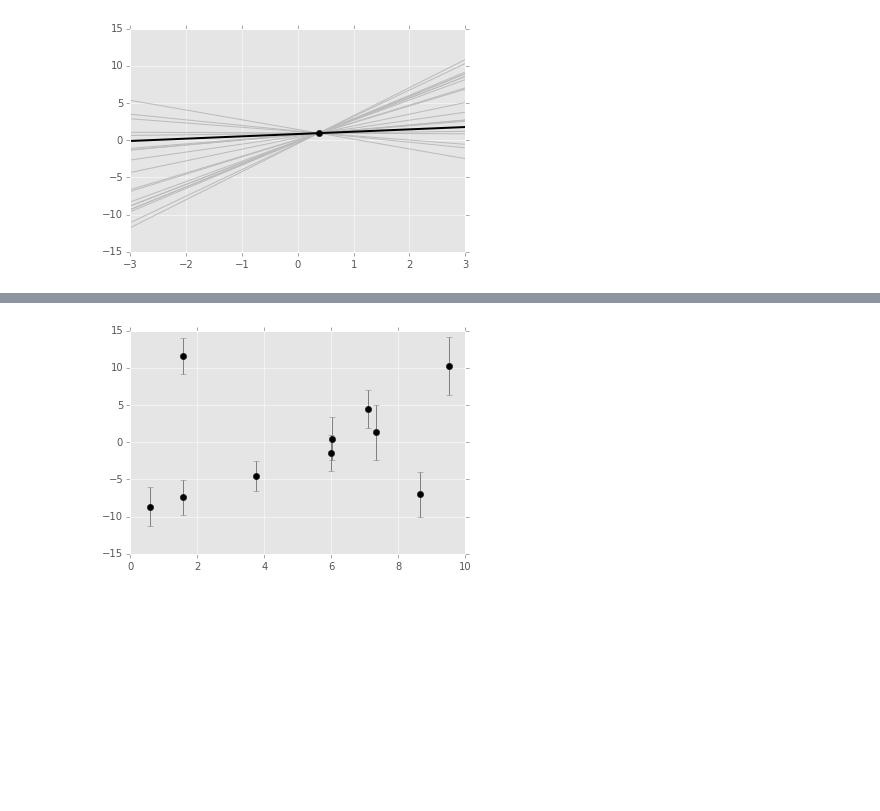
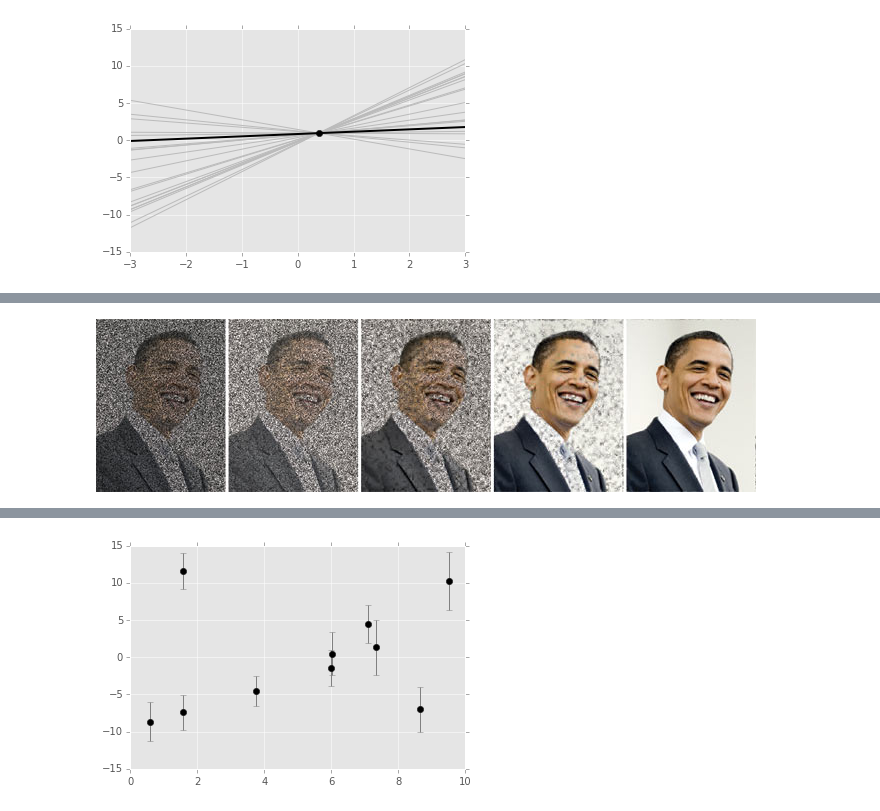
Before and after one commit to twiecki/WhileMyMCMCGentlySamples, a Jupyter notebook: content/downloads/notebooks/ModelComplexityMyth.ipynb, the cells around one changed output, grey strips where cells are left out. Saved outputs shown, nothing was run; the diff lists cells and outputs as text; code cells hidden in the pictures; blank space fills up the shorter version.

```diff
--- a/content/downloads/notebooks/ModelComplexityMyth.ipynb
+++ b/content/downloads/notebooks/ModelComplexityMyth.ipynb
@@ -351,0 +366,5 @@ plot_conditioned_line()
+# %%
+from IPython.display import Image
+Image('http://www.wired.com/magazine/wp-content/images/18-03/ff_algorithm2_f.jpg')
+# %% [output]
+[figure, added]
```
Also changed, not shown: parts of 27 cells of this notebook.
